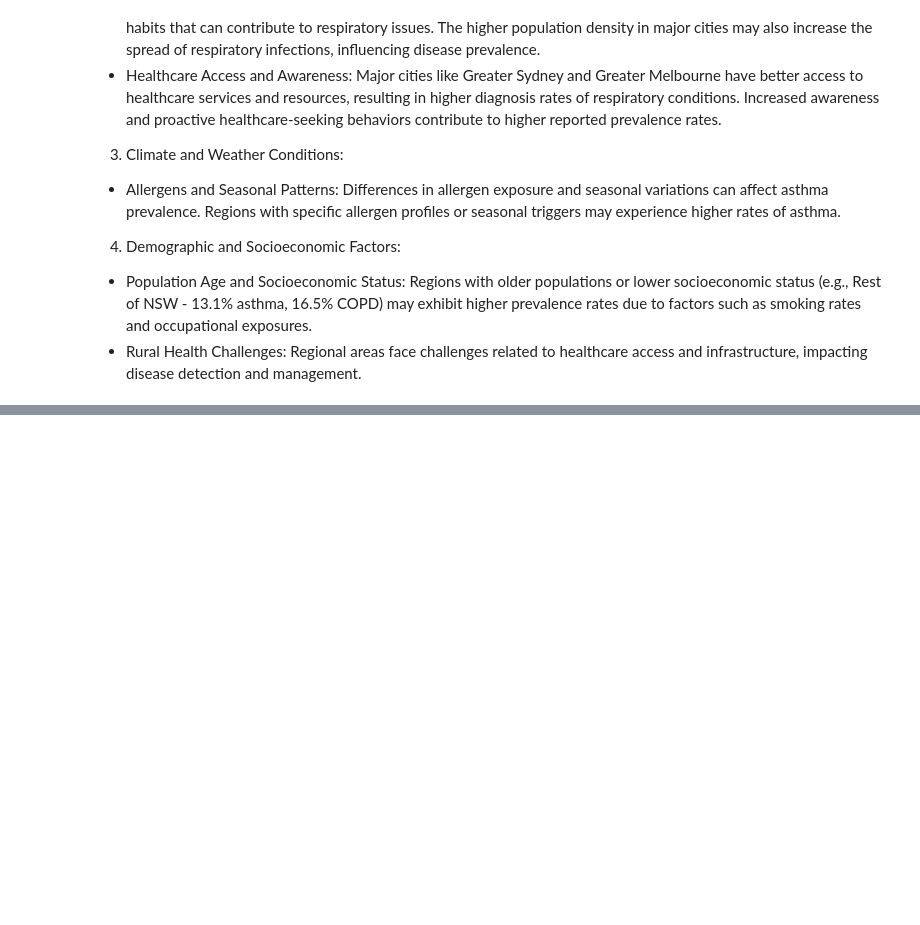
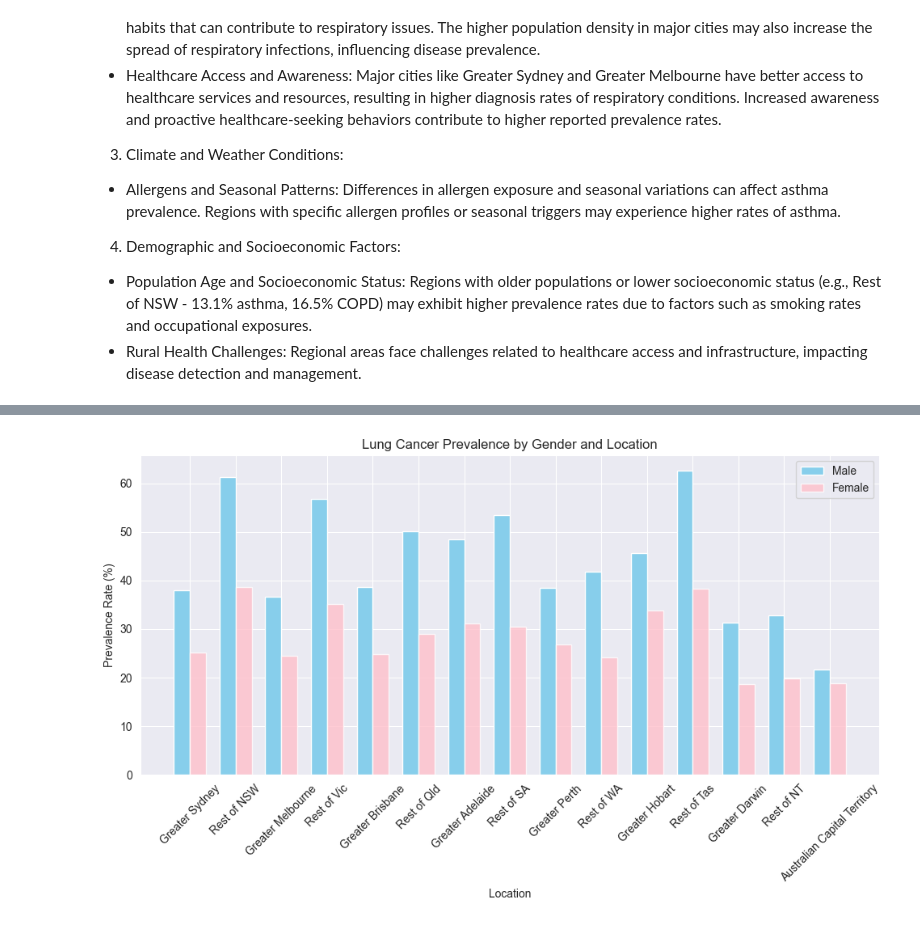
Before and after one commit to Rafsan7238/Analysing-Air-Quality-and-Lung-Disorder-in-Australia, a Jupyter notebook: frontend/Lung Disease Analysis.ipynb, the cells around one changed output, grey strips where cells are left out. Drawn from its saved outputs; the diff is of its cells as text; code cells hidden in the pictures; blank space fills up the shorter version.

Commit message:
Plotted Lung Cancer Prevalence by Gender and Location

```diff
--- a/frontend/Lung Disease Analysis.ipynb
+++ b/frontend/Lung Disease Analysis.ipynb
@@ -143,0 +149,5 @@ plt.show()
+# %%
+# Merge the male and female lung cancer datasets based on location
+merged_data_2 = male_lung_cancer_data[['gccsa_name', 'Lung cancer rate per 100k']].merge(female_lung_cancer_data[['gccsa_name', 'Lung cancer rate per 100k']], how='inner', on='gccsa_name', suffixes=('_male', '_female'))
+
+merged_data_2.head()
@@ -143,0 +161,24 @@ plt.show()
+# %%
+# Set the figure size
+plt.figure(figsize=(10, 6))
+
+# Plot clustered bar chart
+bar_width = 0.35
+index = np.arange(len(merged_data_2))
+
+# Plot bars for male and female prevalence rates
+plt.bar(index, merged_data_2['Lung cancer rate per 100k_male'], width=bar_width, label='Male', color='skyblue')
+plt.bar(index + bar_width, merged_data_2['Lung cancer rate per 100k_female'], width=bar_width, label='Female', color='pink', alpha=0.8)
+
+# Customize labels and ticks
+plt.xlabel('Location')
+plt.ylabel('Prevalence Rate (%)')
+plt.title('Lung Cancer Prevalence by Gender and Location')
+plt.xticks(index + bar_width / 2, merged_data_2['gccsa_name'], rotation=45)  # Center x-ticks between bars
+plt.legend()
+
+# Show plot
+plt.tight_layout()
+plt.show()
+# %% [output]
+[figure, added]
```
Also changed, not shown: parts of 5 cells of this notebook.
